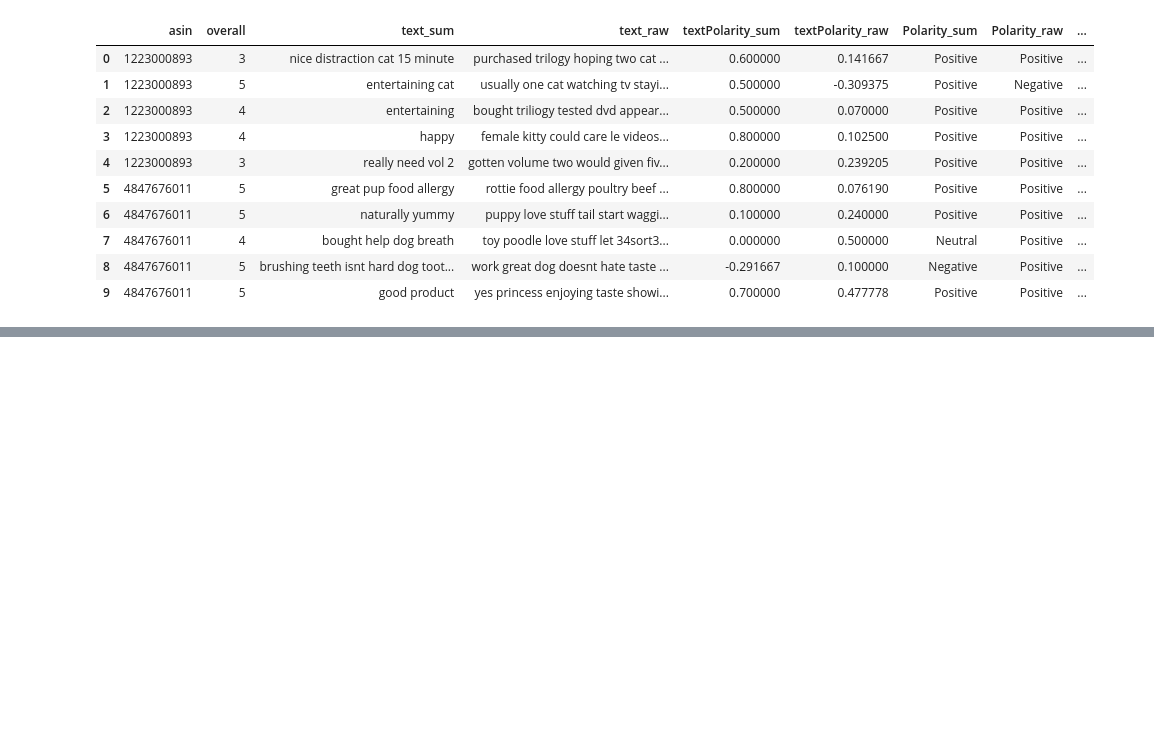
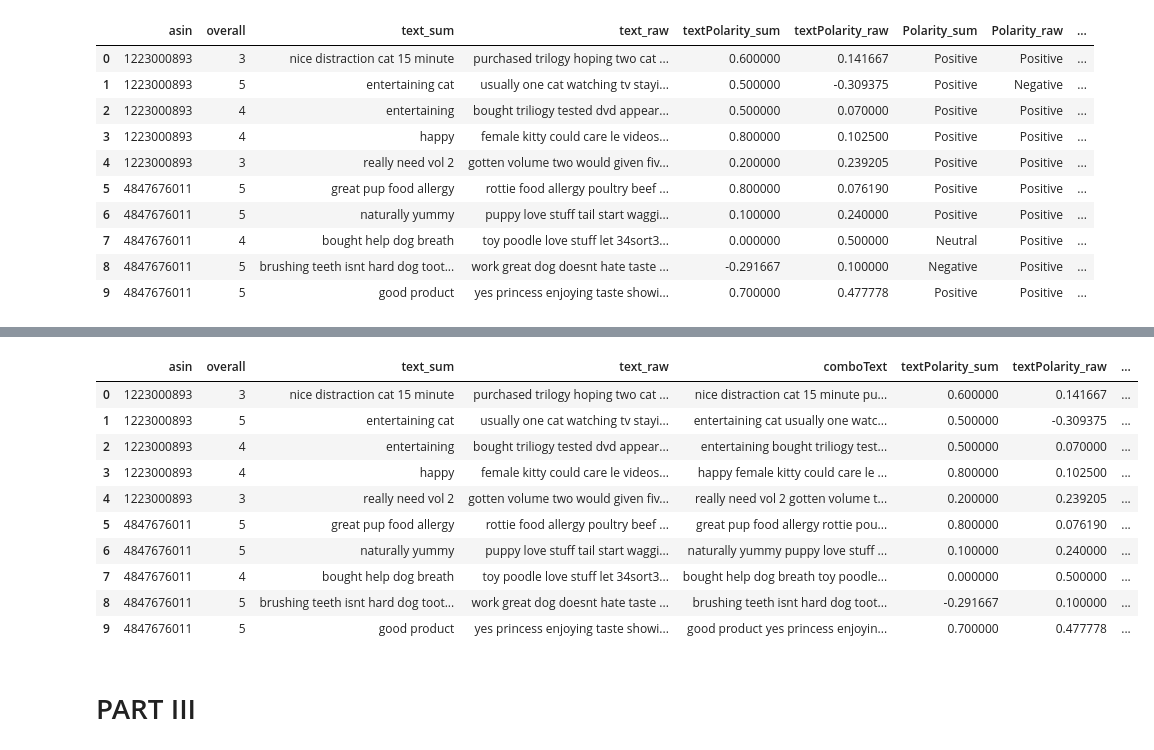
Before and after one commit to ayanas-git/textMining, a Jupyter notebook: nlp-amzn-reviews-pet-supplies.ipynb, the cells around one changed output, grey strips where cells are left out. Drawn from its saved outputs; the diff is of its cells as text; code cells hidden in the pictures; blank space fills up the shorter version.

```diff
--- a/nlp-amzn-reviews-pet-supplies.ipynb
+++ b/nlp-amzn-reviews-pet-supplies.ipynb
@@ -495,0 +502,2 @@ df_out.to_csv('nlpAmazonPetSupplyReviews.csv',index=False)
+# %%
+df['comboText'] = df[['text_sum', 'text_raw']].agg(' '.join, axis=1)
@@ -495,0 +510,3 @@ df_out.to_csv('nlpAmazonPetSupplyReviews.csv',index=False)
+# %%
+from collections import OrderedDict
+df.comboText = df['comboText'].str.split().apply(lambda x: ' '.join(OrderedDict.fromkeys(x).keys()))
@@ -495,0 +549,29 @@ df_out.to_csv('nlpAmazonPetSupplyReviews.csv',index=False)
+# %%
+df['Polarity_combo'] = df['textPolarity_combo'].apply(getPolarity)
+# %%
+df_out = df[["asin",
+             "overall",
+             "text_sum",
+             "text_raw",
+             "comboText",
+             "textPolarity_sum",
+             "textPolarity_raw",
+             "textPolarity_combo",
+             "Polarity_sum",
+             "Polarity_raw",
+             "Polarity_combo",
+             "textSubjectivity_raw"]]
+
+df_out.head(10)
+# %% [output]
+|  | asin | overall | text_sum | text_raw | comboText | textPolarity_sum | textPolarity_raw | ... |
+| 0 | 1223000893 | 3 | nice distraction cat 15 minute | purchased trilogy hoping two cat ... | nice distraction cat 15 minute pu... | 0.600000 | 0.141667 | ... |
+| 1 | 1223000893 | 5 | entertaining cat | usually one cat watching tv stayi... | entertaining cat usually one watc... | 0.500000 | -0.309375 | ... |
+| 2 | 1223000893 | 4 | entertaining | bought triliogy tested dvd appear... | entertaining bought triliogy test... | 0.500000 | 0.070000 | ... |
+| 3 | 1223000893 | 4 | happy | female kitty could care le videos... | happy female kitty could care le ... | 0.800000 | 0.102500 | ... |
+| 4 | 1223000893 | 3 | really need vol 2 | gotten volume two would given fiv... | really need vol 2 gotten volume t... | 0.200000 | 0.239205 | ... |
+| 5 | 4847676011 | 5 | great pup food allergy | rottie food allergy poultry beef ... | great pup food allergy rottie pou... | 0.800000 | 0.076190 | ... |
+| 6 | 4847676011 | 5 | naturally yummy | puppy love stuff tail start waggi... | naturally yummy puppy love stuff ... | 0.100000 | 0.240000 | ... |
+| 7 | 4847676011 | 4 | bought help dog breath | toy poodle love stuff let 34sort3... | bought help dog breath toy poodle... | 0.000000 | 0.500000 | ... |
+| 8 | 4847676011 | 5 | brushing teeth isnt hard dog toot... | work great dog doesnt hate taste ... | brushing teeth isnt hard dog toot... | -0.291667 | 0.100000 | ... |
+| 9 | 4847676011 | 5 | good product | yes princess enjoying taste showi... | good product yes princess enjoyin... | 0.700000 | 0.477778 | ... |
@@ -495,0 +581,2 @@ df_out.to_csv('nlpAmazonPetSupplyReviews.csv',index=False)
+# %% [markdown]
+# PART III
```
Also changed, not shown: parts of 23 cells of this notebook.
